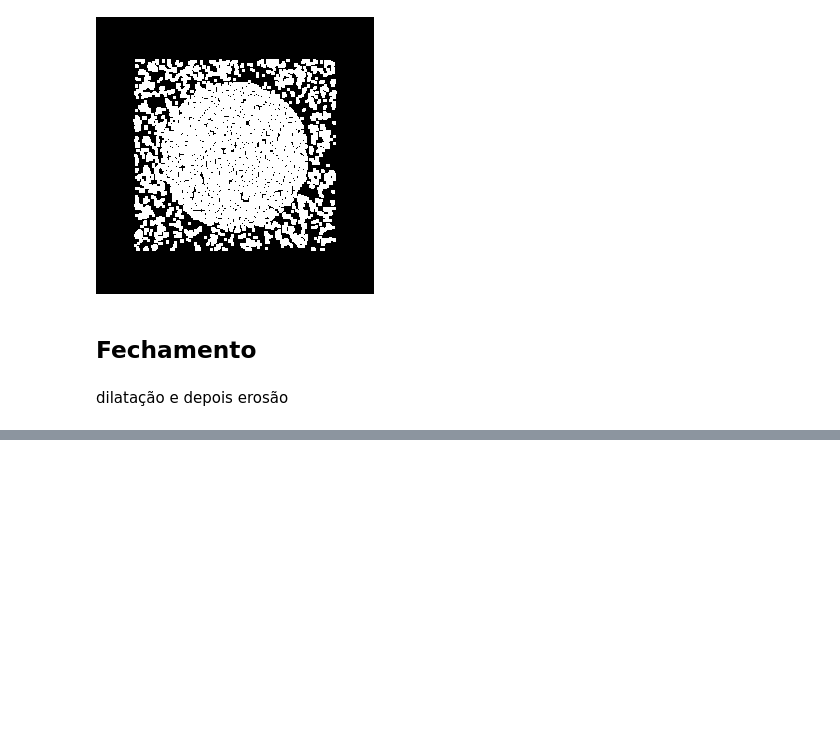
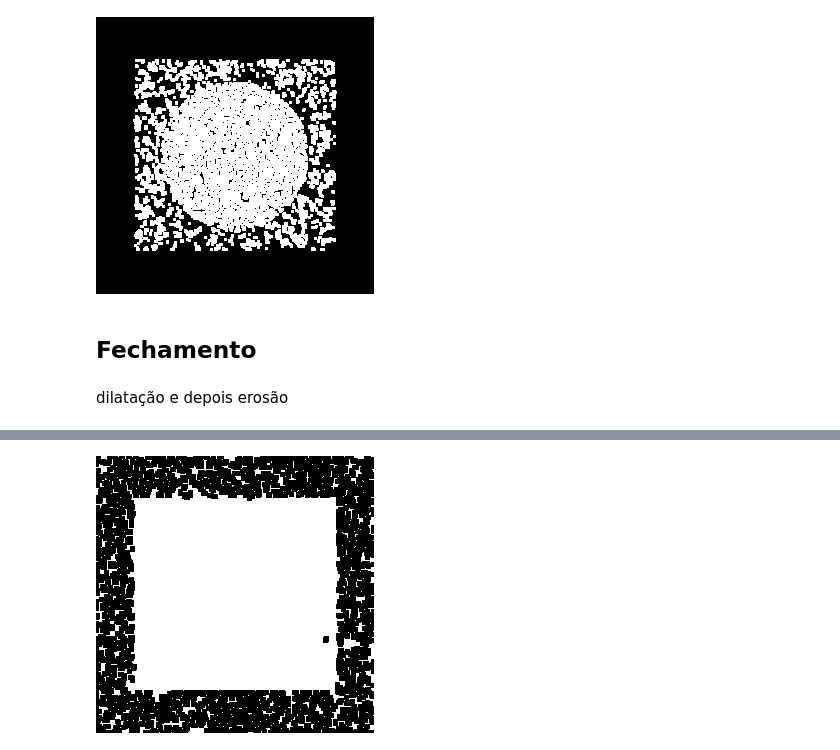
Before and after one commit to svhenrique/pi-opencv-basic, a Jupyter notebook: OperacoesMorfologicas_PI.ipynb, the cells around one changed output, grey strips where cells are left out. Drawn from its saved outputs; the diff is of its cells as text; code cells hidden in the pictures; blank space fills up the shorter version.

```diff
--- a/OperacoesMorfologicas_PI.ipynb
+++ b/OperacoesMorfologicas_PI.ipynb
@@ -344,0 +364,8 @@ dilatação e depois erosão
+# %%
+# utilizando máscara 3x3 do numpy
+# processando imagem com técnica de abertura
+kernel = np.ones((5,5),np.uint8)
+result = cv2.morphologyEx(ruido, cv2.MORPH_CLOSE, kernel)
+cv2_imshow(result)
+# %% [output]
+[figure, added]
```
Also changed, not shown: parts of 2 cells of this notebook.
